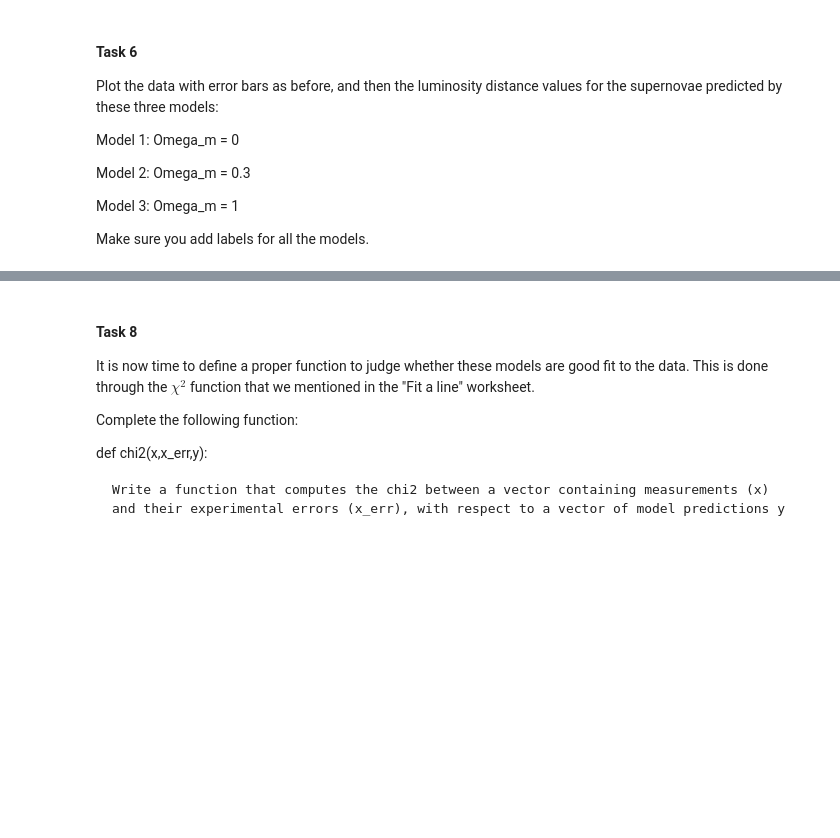
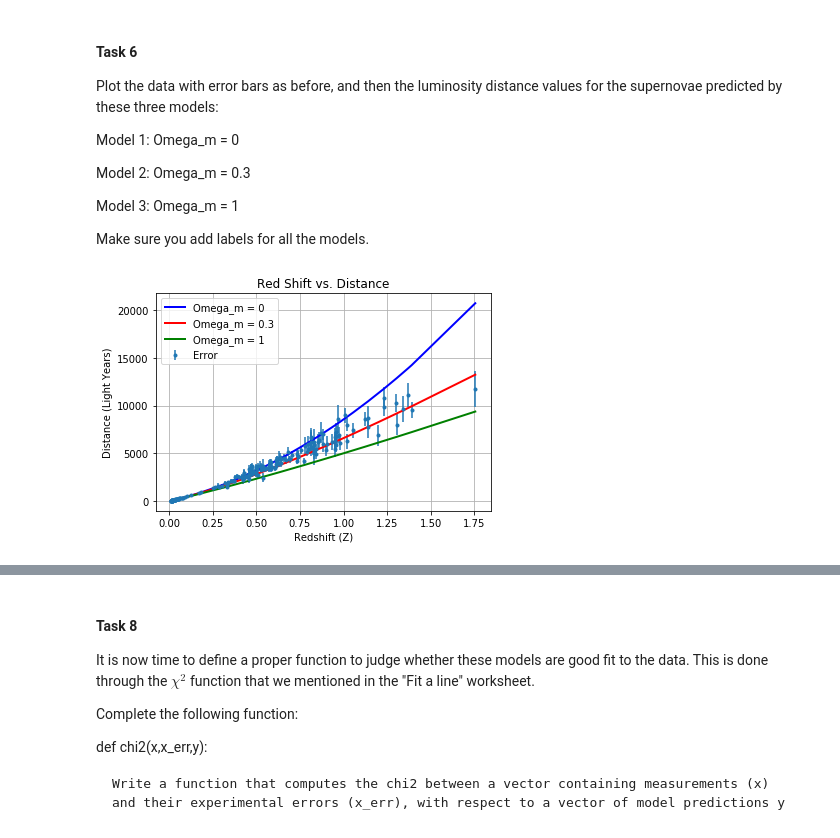
Before and after one commit to cbamedjonekou/cbamedjonekou.github.io, a Jupyter notebook: Labs/PHYS 3600ID-D862 (Machine Learning)/PHYS 3600ID-D862 (Machine Learning) HW 2 Amedjonekou.ipynb, the cells around one changed output, grey strips where cells are left out. Saved outputs shown, nothing was run; the diff lists cells and outputs as text; code cells hidden in the pictures; blank space fills up the shorter version.

```diff
--- a/Labs/PHYS 3600ID-D862 (Machine Learning)/PHYS 3600ID-D862 (Machine Learning) HW 2 Amedjonekou.ipynb
+++ b/Labs/PHYS 3600ID-D862 (Machine Learning)/PHYS 3600ID-D862 (Machine Learning) HW 2 Amedjonekou.ipynb
@@ -69,6 +108,13 @@ https://docs.scipy.org/doc/scipy-0.18.1/reference/tutorial/integrate.html
 def LumDist(z, Omegam = 0.7, H0 = 70, ckms = 2.9979 $\times 10^5$) :
 
     ###write the function here
+# %%
+def LumDist(z, omega_m= 0.7, H_0= 70, c_km_s= 2.9979*m.pow(10, 5)):
+    """Calculates the Luminosity Distance"""
+    # sci.integrate.quad(integrand, 0, z)[1] is the error
+    constant = (1 + z)*(c_km_s/H_0)
+    integrand = lambda x: 1/m.sqrt(omega_m * m.pow(1 + x, 3) + (1 - omega_m))
+    return constant * sci.integrate.quad(integrand, 0, z)[0]
 # %% [markdown]
 #### Task 4
 
@@ -80,3 +138,6 @@ def LumDist(z, Omegam = 0.7, H0 = 70, ckms = 2.9979 $\times 10^5$) :
 
 Vectorize the function so we can give it a 1D array of redshifts as input. Check that it works by
 defining a numpy array as the first column of your supernova data and feeding it to your function.
+# %%
+LumDist_vectorized = np.vectorize(LumDist)
+LumDist_vectorized(supernova['#z'])[0:11]
@@ -92,6 +157,17 @@ Model 2: Omega_m = 0.3
 Model 3: Omega_m = 1
 
 Make sure you add labels for all the models.
+# %%
+fig, ax1 = plt.figure(), plt.subplot()
+ax1.errorbar(x, y, yerr, marker= '.', ls= 'None', label= 'Error')
+ax1.plot(x, LumDist_vectorized(supernova['#z'], omega_m= 0), c= 'b', lw= 2, label= 'Omega_m = 0')
+ax1.plot(x, LumDist_vectorized(supernova['#z'], omega_m= 0.3), c= 'r', lw= 2, label= 'Omega_m = 0.3')
+ax1.plot(x, LumDist_vectorized(supernova['#z'], omega_m= 1), c= 'g', lw= 2, label= 'Omega_m = 1')
+ax1.set(xlabel= 'Redshift (Z)', ylabel= 'Distance (Light Years)', title= 'Red Shift vs. Distance');
+ax1.legend()
+ax1.grid(True)
+# %% [output]
+[figure, added]
 # %% [markdown]
 #### Task 7
 
```
Also changed, not shown: parts of 21 cells of this notebook, 4 other files.
